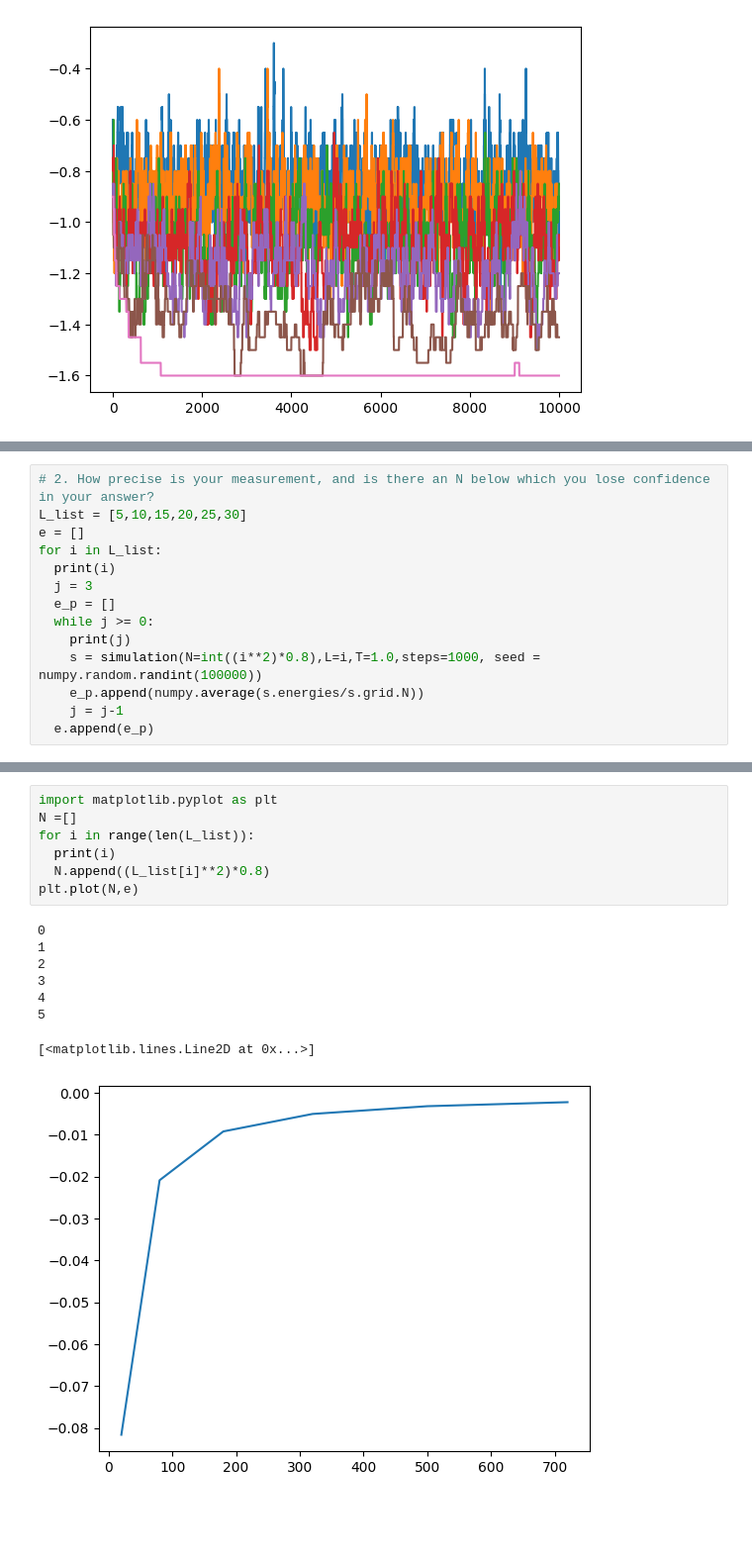
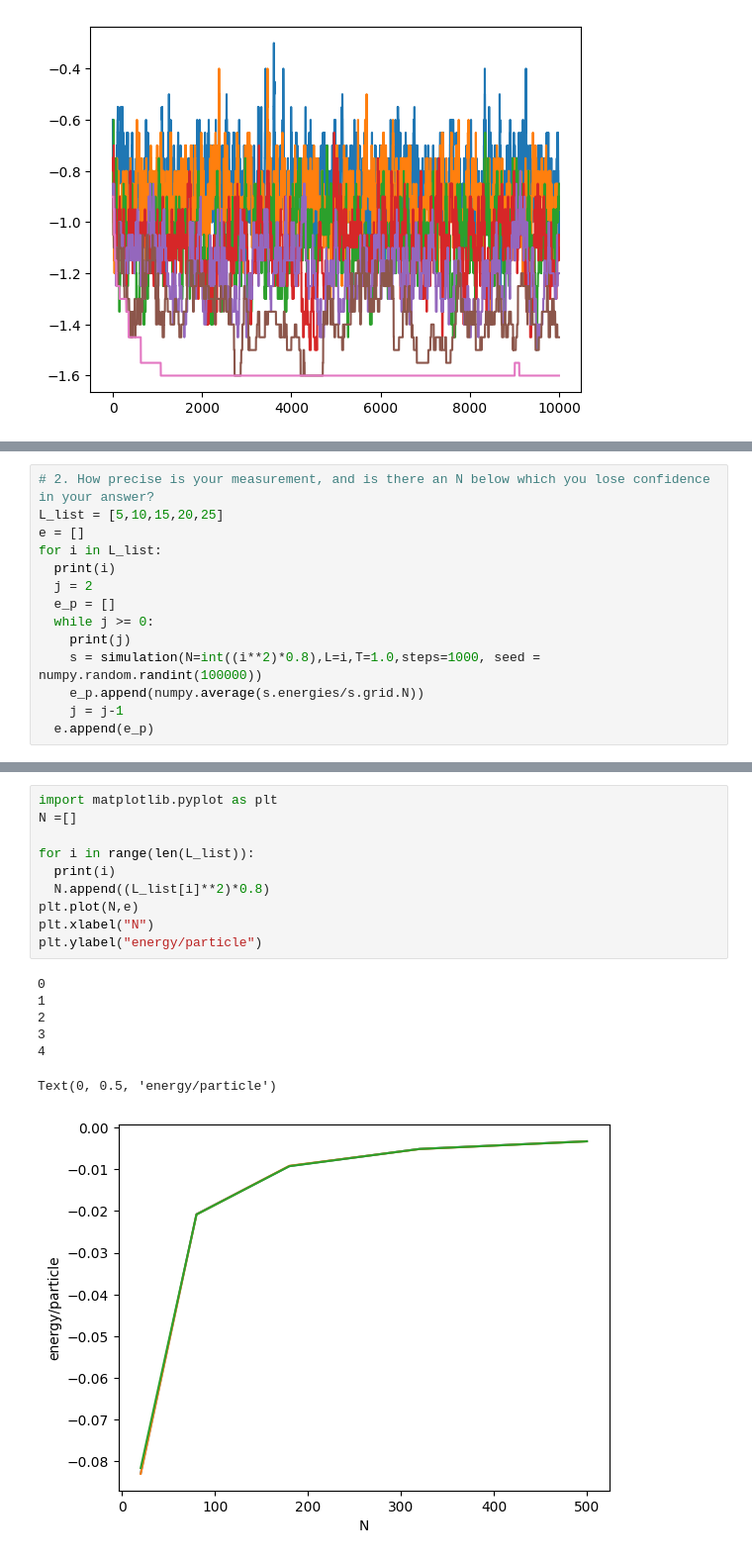
Before and after one commit to StephMcCallum/MSE563-SM, a Jupyter notebook: HW_4.ipynb, the cells around one changed output, grey strips where cells are left out. Shown at 99% size. Cells and saved outputs as stored; diff of their text form; blank space fills up the shorter version.

```diff
--- a/HW_4.ipynb
+++ b/HW_4.ipynb
@@ -179,10 +181,10 @@ print(numpy.average(s.energies/s.grid.N))
 # %%
 # 2. How precise is your measurement, and is there an N below which you lose confidence in your answer?
-L_list = [5,10,15,20,25,30]
+L_list = [5,10,15,20,25]
 e = []
 for i in L_list:
   print(i)
-  j = 3
+  j = 2
   e_p = []
   while j >= 0:
     print(j)
@@ -211,16 +216,18 @@ for i in L_list:
 # %%
 import matplotlib.pyplot as plt
 N =[]
+
 for i in range(len(L_list)):
   print(i)
   N.append((L_list[i]**2)*0.8)
 plt.plot(N,e)
+plt.xlabel("N")
+plt.ylabel("energy/particle")
 # %% [output]
 0
 1
 2
 3
 4
-5
-[<matplotlib.lines.Line2D at 0x...>]
+Text(0, 0.5, 'energy/particle')
-[figure, old version]
+[figure, new version]
```
Also changed, not shown: parts of 11 cells of this notebook.
